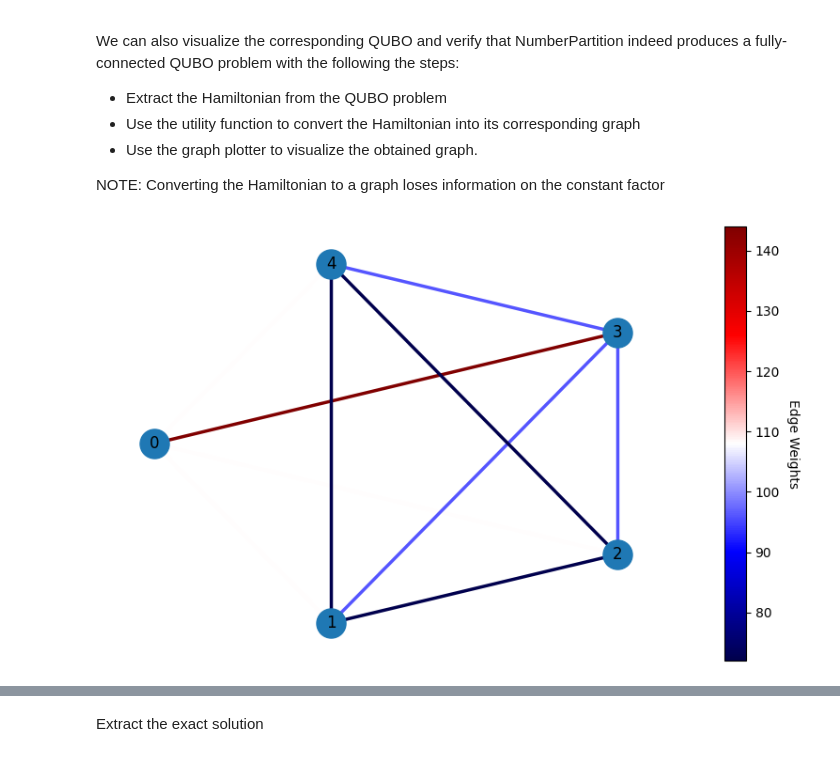
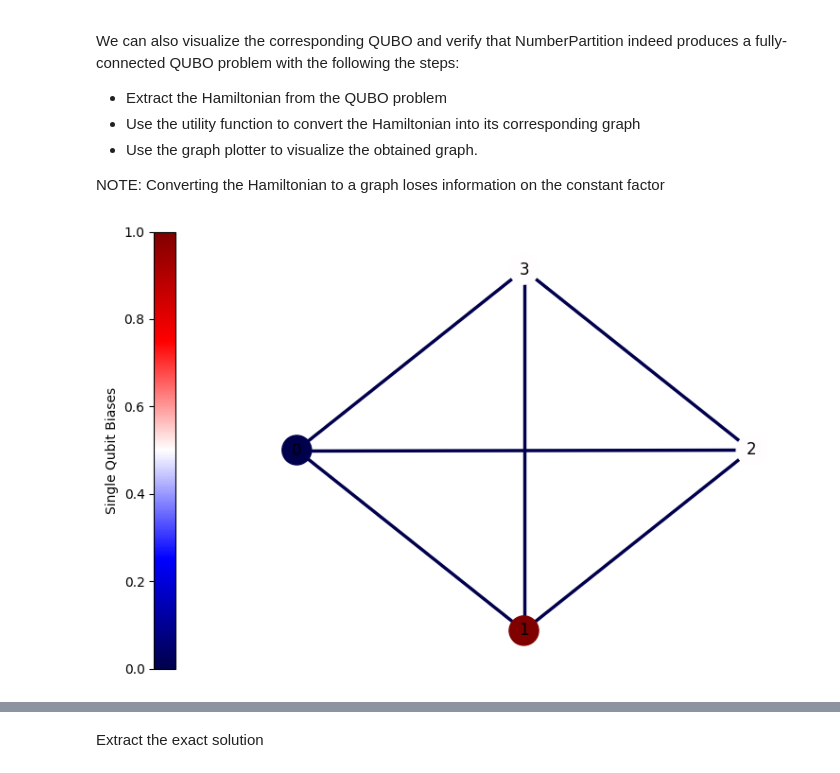
Before and after one commit to entropicalabs/openqaoa, a Jupyter notebook: examples/03_qaoa_on_qpus.ipynb, the cells around one changed output, grey strips where cells are left out. Saved outputs shown, nothing was run; the diff lists cells and outputs as text; code cells hidden in the pictures.

```diff
--- a/examples/03_qaoa_on_qpus.ipynb
+++ b/examples/03_qaoa_on_qpus.ipynb
@@ -37,19 +40,19 @@ We can also visualize the corresponding QUBO and verify that NumberPartition ind
 NOTE: Converting the Hamiltonian to a graph loses information on the constant factor
 # %%
 # Find partition of a list of 8 numbers generated randomly
-np = NumberPartition.random_instance(n_numbers=5)
-np_qubo = np.get_qubo_problem()
+prob = Knapsack.random_instance(n_items=3)
+prob_qubo = prob.get_qubo_problem()
 # %%
 # visualize the QUBO form on a graph
 from openqaoa.utilities import plot_graph, graph_from_hamiltonian
 
 #extract Hamiltonain
-cost_hamil = np_qubo.hamiltonian
+cost_hamil = prob_qubo.hamiltonian
 
 #convert Hamiltonian to graph
 cost_gr = graph_from_hamiltonian(cost_hamil)
 
 #plot the graph
 plot_graph(cost_gr)
 # %% [output]
-[figure, old version]
+[figure, new version]
```
Also changed, not shown: parts of 11 cells of this notebook, 12 other files.
